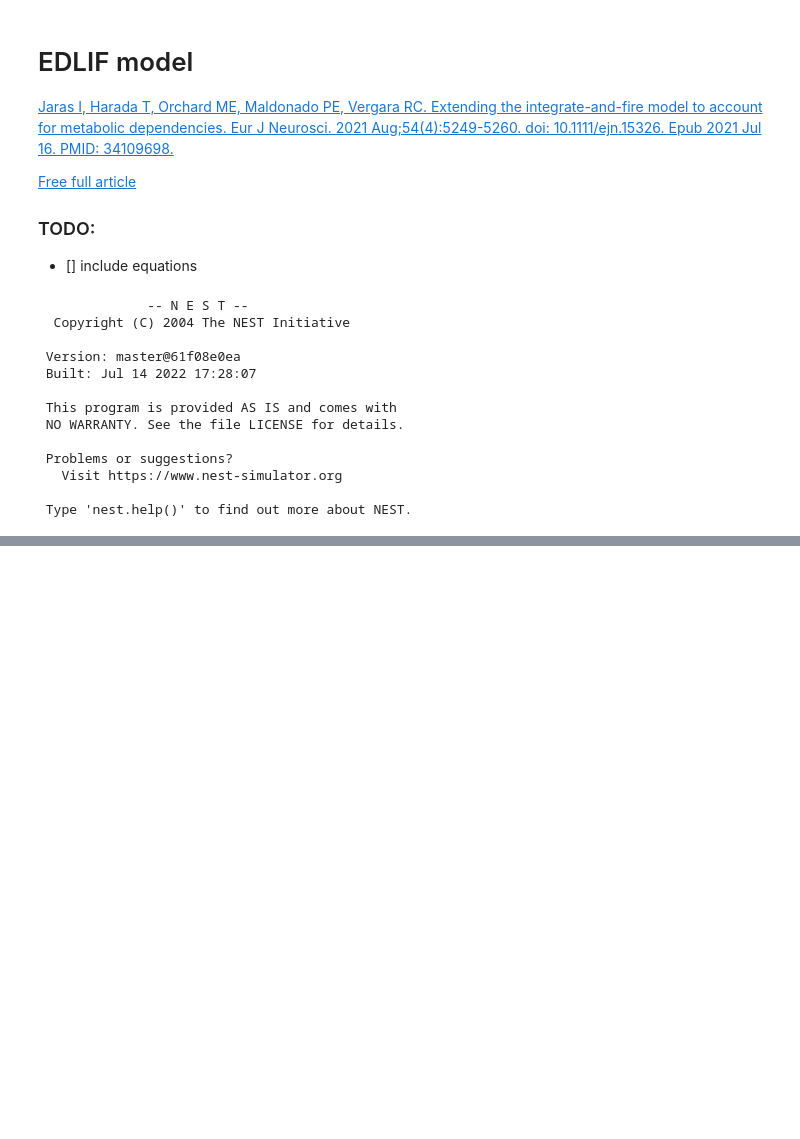
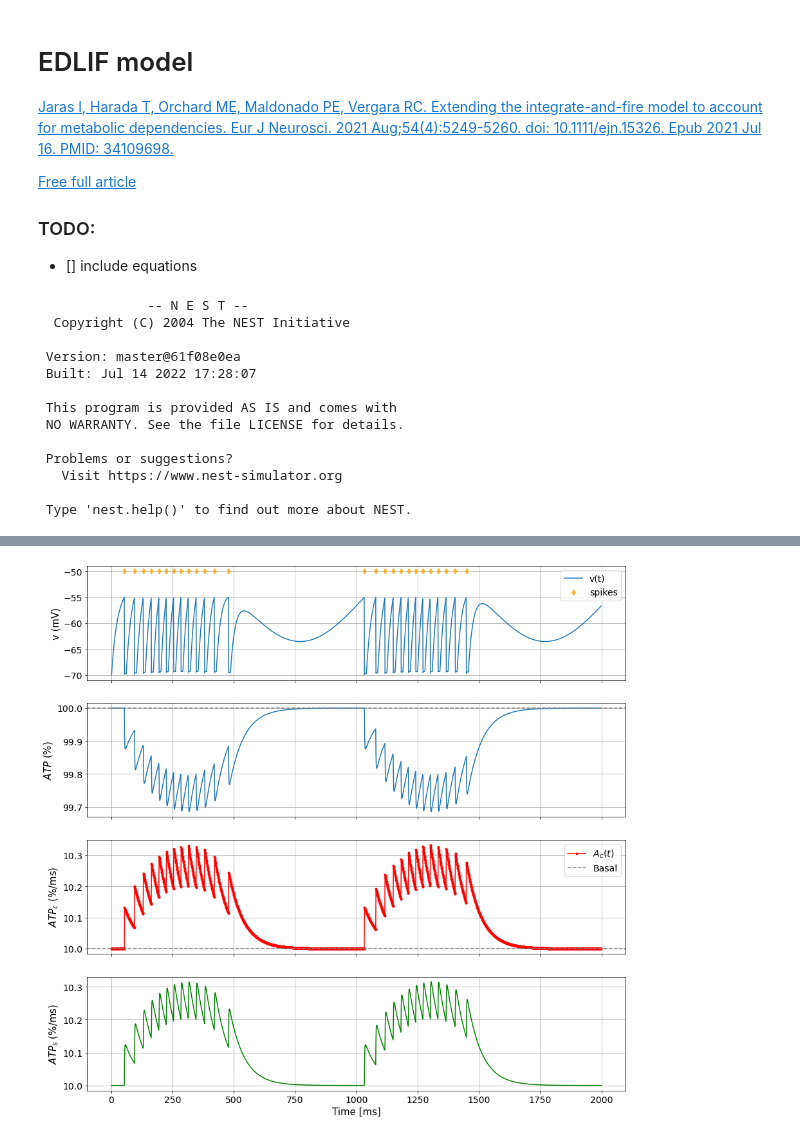
Before and after one commit to Wiss/nestml, a Jupyter notebook: ehp/edlif/EDLIF_one_neuron_example.ipynb, the cells around one changed output, grey strips where cells are left out. Cells and saved outputs as stored; diff of their text form; code cells hidden in the pictures; blank space fills up the shorter version.

```diff
--- a/ehp/edlif/EDLIF_one_neuron_example.ipynb
+++ b/ehp/edlif/EDLIF_one_neuron_example.ipynb
@@ -165,2 +185,32 @@ firing rate: 107.0
 # %%
-#nest.kernel_status
+fontsize = 15
+legend_fontsize = 14
+ls=14
+fig, ax = plt.subplots(nrows=4, figsize=(15,15), sharex=True)
+ax[0].plot(voltmeter.get("events")["times"], voltmeter.get("events")["V_m"],
+          label="v(t)")
+ax[1].plot(voltmeter.get("events")["times"], voltmeter.get("events")["ATP"])
+ax[1].axhline(y=neuron.get("ATP_h"), c="gray", ls="--")
+#ax[1].set_ylim(100-0.2, 100.01)
+ax[2].plot(voltmeter.get("events")["times"], voltmeter.get("events")["ATP_c"], c="r", marker ='.',
+          label=r"$A_c(t)$")
+ax[2].axhline(y=neuron.get("ATP_basal"), c="gray", ls="--",
+             label="Basal")
+ax[3].plot(voltmeter.get("events")["times"], voltmeter.get("events")["ATP_s"], c="g")
+ax[0].scatter(spike_times, -50 * np.ones_like(spike_times), marker="d", c="orange", alpha=.8, zorder=99,
+             label="spikes")
+for _ax in ax:
+    _ax.grid(True)
+    _ax.tick_params(axis='both', labelsize=ls)
+ax[0].set_ylabel("v (mV)", fontsize=fontsize)
+ax[1].set_ylabel("$ATP$ (%)", fontsize=fontsize)
+ax[2].set_ylabel("$ATP_c$ (%/ms)", fontsize=fontsize)
+ax[3].set_ylabel("$ATP_s$ (%/ms)", fontsize=fontsize)
+ax[-1].set_xlabel("Time [ms]", fontsize=fontsize)
+ax[0].legend(fontsize=legend_fontsize)
+ax[2].legend(fontsize=legend_fontsize)
+fig.show()
+plt.savefig(f"ed-lif", dpi=144,
+           pad_inches=0)
+# %% [output]
+[figure, added]
```
Also changed, not shown: parts of 3 cells of this notebook, 2 other files.
